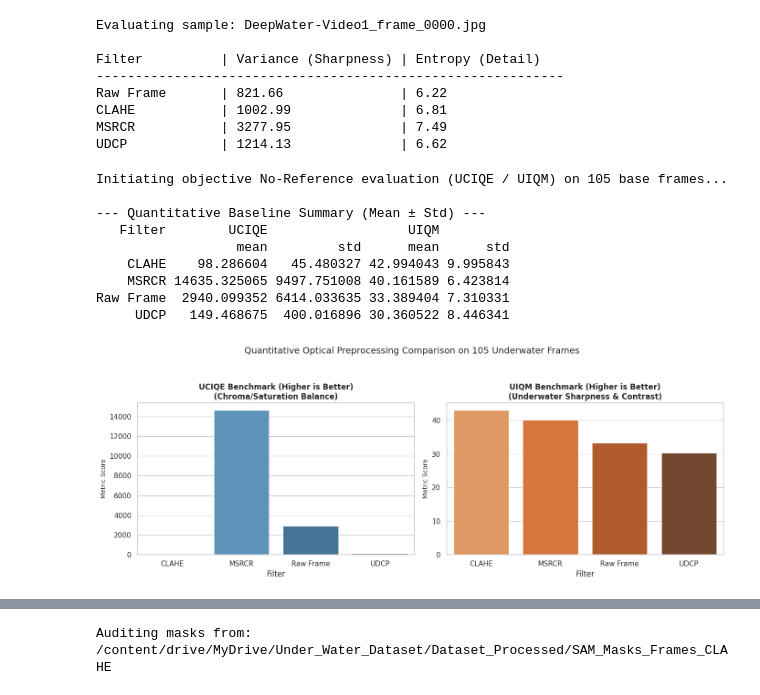
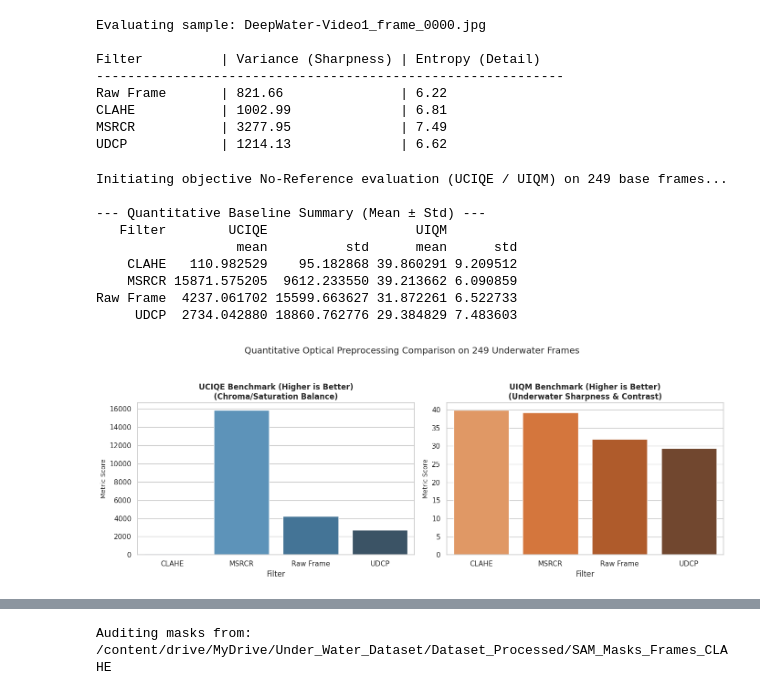
Before and after one commit to anthony-yt/deepwater-image-segmentation-classical-quantum, a Jupyter notebook: notebooks/1_optical_preprocessing_comparison.ipynb, the cells around one changed output, grey strips where cells are left out. Cells and saved outputs as stored; diff of their text form; code cells hidden in the pictures.

```diff
--- a/notebooks/1_optical_preprocessing_comparison.ipynb
+++ b/notebooks/1_optical_preprocessing_comparison.ipynb
@@ -276,7 +276,7 @@ def calculate_uiqm(img_bgr: np.ndarray) -> float:
     uiqm_score = c1 * uicm + c2 * uism + c3 * uiconm
     return float(uiqm_score)
 # %%
-print("Initiating objective No-Reference evaluation (UCIQE / UIQM) on 105 base frames...")
+print("Initiating objective No-Reference evaluation (UCIQE / UIQM) on 249 base frames...")
 
 # Target evaluation directories mapping
 eval_dirs = {
@@ -312,37 +312,37 @@ df_summary = df_metrics.groupby("Filter")[["UCIQE", "UIQM"]].agg(["mean", "std"]
 print("\n--- Quantitative Baseline Summary (Mean ± Std) ---")
 print(df_summary.to_string(index=False))
 # %% [output]
-Initiating objective No-Reference evaluation (UCIQE / UIQM) on 105 base frames...
+Initiating objective No-Reference evaluation (UCIQE / UIQM) on 249 base frames...
 
 --- Quantitative Baseline Summary (Mean ± Std) ---
-   Filter        UCIQE                  UIQM
-                  mean         std      mean      std
-    CLAHE    98.286604   45.480327 42.994043 9.995843
-    MSRCR 14635.325065 9497.751008 40.161589 6.423814
-Raw Frame  2940.099352 6414.033635 33.389404 7.310331
-     UDCP   149.468675  400.016896 30.360522 8.446341
+   Filter        UCIQE                   UIQM
+                  mean          std      mean      std
+    CLAHE   110.982529    95.182868 39.860291 9.209512
+    MSRCR 15871.575205  9612.233550 39.213662 6.090859
+Raw Frame  4237.061702 15599.663627 31.872261 6.522733
+     UDCP  2734.042880 18860.762776 29.384829 7.483603
 # %%
 # Computing mean metrics for bar visualization
 df_means = df_metrics.groupby("Filter")[["UCIQE", "UIQM"]].mean().reset_index()
 
 fig, axes = plt.subplots(1, 2, figsize=(14, 5))
 sns.set_theme(style="whitegrid")
 
 # Plot 1: UCIQE Comparison
 sns.barplot(data=df_means, x="Filter", y="UCIQE", hue="Filter", palette="Blues_d", legend=False, ax=axes[0])
 axes[0].set_title("UCIQE Benchmark (Higher is Better)\n(Chroma/Saturation Balance)", fontsize=12, fontweight="bold")
 axes[0].set_ylabel("Metric Score", fontsize=10)
 
 # Plot 2: UIQM Comparison
 sns.barplot(data=df_means, x="Filter", y="UIQM", hue="Filter", palette="Oranges_d", legend=False, ax=axes[1])
 axes[1].set_title("UIQM Benchmark (Higher is Better)\n(Underwater Sharpness & Contrast)", fontsize=12, fontweight="bold")
 axes[1].set_ylabel("Metric Score", fontsize=10)
 
-plt.suptitle("Quantitative Optical Preprocessing Comparison on 105 Underwater Frames", fontsize=14, y=1.05)
+plt.suptitle("Quantitative Optical Preprocessing Comparison on 249 Underwater Frames", fontsize=14, y=1.05)
 plt.tight_layout()
 plt.show()
 # %% [output]
-[figure, old version]
+[figure, new version]
 # %%
 aug_pipeline = A.Compose([
     A.HorizontalFlip(p=0.5),
```
Also changed, not shown: parts of 3 cells of this notebook.
